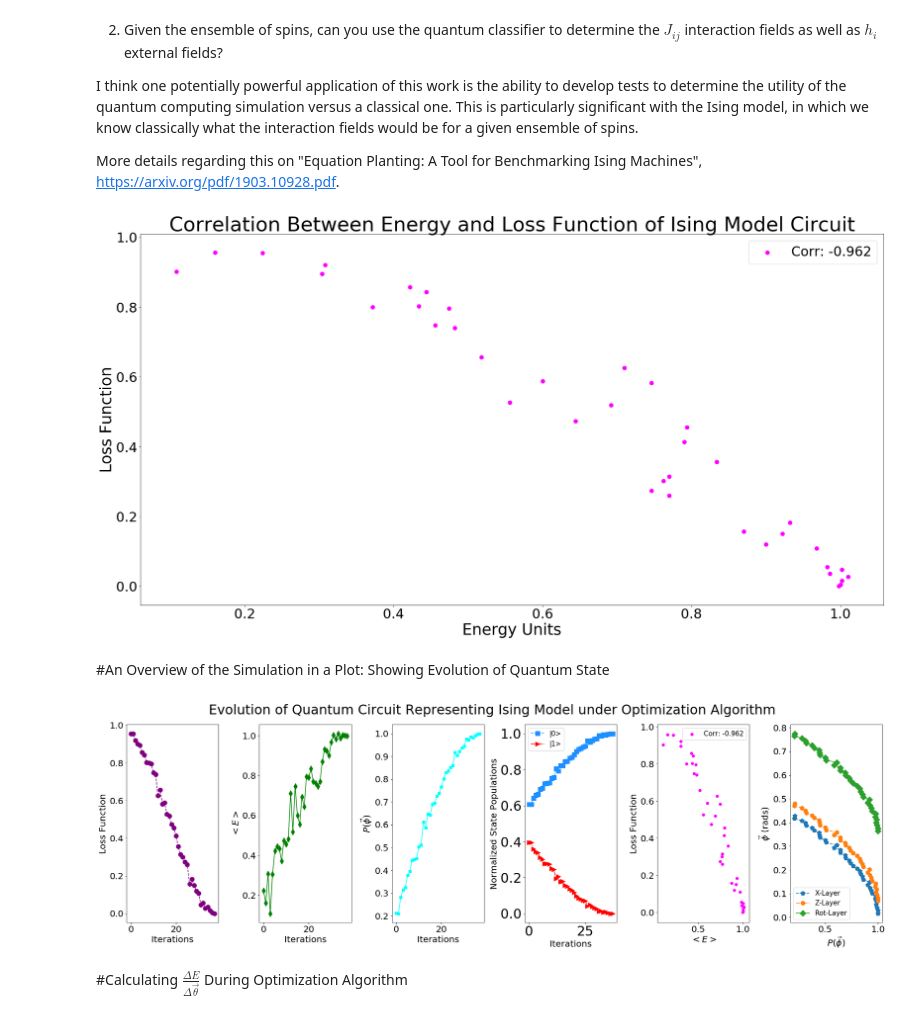
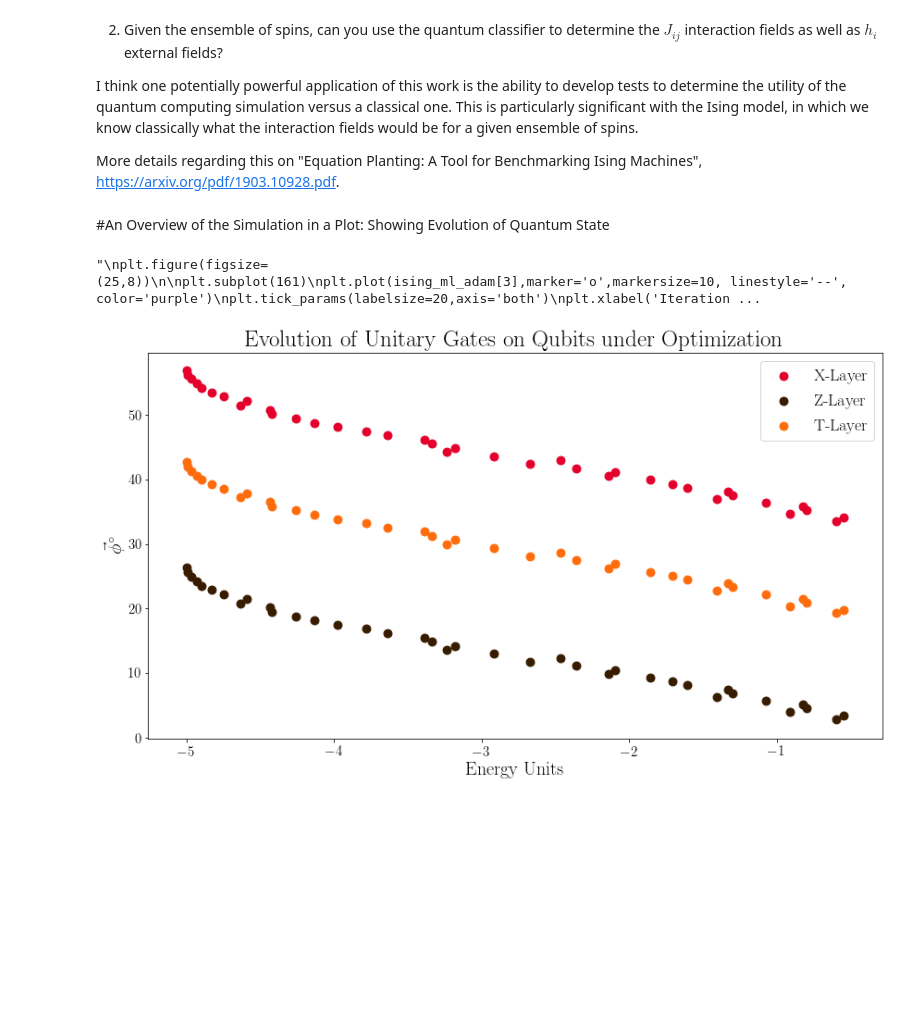
Before and after one commit to enriqueasegura/Quantum-X, a Jupyter notebook: Quantum_X_Write_Up.ipynb, the cells around one changed output. Drawn from its saved outputs; the diff is of its cells as text; code cells hidden in the pictures; blank space fills up the shorter version.

```diff
--- a/Quantum_X_Write_Up.ipynb
+++ b/Quantum_X_Write_Up.ipynb
@@ -1181,7 +1186,6 @@ def Ising_Model_Params_Optimizier_Label(length, h, jr, jc, learning_rate, random
     current_loss_value = 1 - np.square(current_predicted_label_value)
     loss_arr.append(current_loss_value)
     #print('current loss: ', current_loss_value)
-    loss_arr.append(current_loss_value)
 
     current_gradient_value = 2*current_predicted_label_value
     gradient_arr.append(current_gradient_value)
@@ -1250,6 +1254,8 @@ def Ising_Model_Params_Optimizier_Adam(length, h, jr, jc, random_xlayer_param, r
   delta_zlayer= []
   delta_rotlayer = []
 
+  delta_loss = []
+
   status = 'not done'
   count = 1
 
@@ -1266,7 +1272,7 @@ def Ising_Model_Params_Optimizier_Adam(length, h, jr, jc, random_xlayer_param, r
 
   while status == 'not done':
     #get results
-    #print('current count: ', count)
+    print('current count: ', count)
     #print('current weight:', random_t_parameter)
 
     xlayer_arr.append(random_xlayer_param)
@@ -1309,6 +1315,8 @@ def Ising_Model_Params_Optimizier_Adam(length, h, jr, jc, random_xlayer_param, r
     current_loss_value = 1 - np.square(current_predicted_label_value)
     loss_arr.append(current_loss_value)
 
+    print('current loss: ', current_loss_value)
+
     current_gradient_value = 2*current_predicted_label_value
     gradient_arr.append(current_gradient_value)
 
@@ -1325,11 +1333,15 @@ def Ising_Model_Params_Optimizier_Adam(length, h, jr, jc, random_xlayer_param, r
       current_zlayer_val = zlayer_arr[count-1] - zlayer_arr[count-2]
       current_rotlayer_val = rot_11_layer_arr[count-1] - rot_11_layer_arr[count-2]
 
+      current_loss = loss_arr[count-1] - loss_arr[count-2]
+
       delta_energy.append(current_change_energy)
 
       delta_xlayer.append(current_xlayer_val)
       delta_zlayer.append(current_zlayer_val)
       delta_rotlayer.append(current_rotlayer_val)
+
+      delta_loss.append(current_loss)
 
     if count > 5000:
       print('count is way too much!')
@@ -1371,7 +1383,7 @@ def Ising_Model_Params_Optimizier_Adam(length, h, jr, jc, random_xlayer_param, r
 
       count = count +1
 
-  return(xlayer_arr, zlayer_arr, rot_11_layer_arr, loss_arr,gradient_arr, label_arr, energy_arr, zero_state_arr, one_state_arr, optimal_values,delta_energy, delta_xlayer,delta_zlayer,delta_rotlayer )
+  return(xlayer_arr, zlayer_arr, rot_11_layer_arr, loss_arr,gradient_arr, label_arr, energy_arr, zero_state_arr, one_state_arr, optimal_values,delta_energy, delta_xlayer,delta_zlayer,delta_rotlayer,delta_loss)
 # %% [markdown]
 #Let's setup the Ising Model Simulation
 # %%
@@ -1599,30 +1622,35 @@ One of the questions after studying this question is the following: suppose you
 I think one potentially powerful application of this work is the ability to develop tests to determine the utility of the quantum computing simulation versus a classical one. This is particularly significant with the Ising model, in which we know classically what the interaction fields would be for a given ensemble of spins.
 
 More details regarding this on "Equation Planting: A Tool for Benchmarking Ising Machines", https://arxiv.org/pdf/1903.10928.pdf.
-# %%
-energy_study = plt.figure(figsize=(30,15))
-
-coef_results = np.corrcoef(ising_ml_adam[6],ising_ml_adam[3])
-
-#extract the element for cov(Loss, Energy) from the covariance matrix:
-correlation_loss_energy = np.around(coef_results[1][0],3)
-
-plt.scatter(ising_ml_adam[6],ising_ml_adam[3], marker='o', color='magenta', label = 'Corr: '+ str(correlation_loss_energy), s=80)
-plt.tick_params(labelsize=30)
-
-plt.xlabel('Energy Units', fontsize=35)
-plt.ylabel('Loss Function', fontsize=35)
-plt.title('Correlation Between Energy and Loss Function of Ising Model Circuit', fontsize=45)
-plt.legend(loc='best',fontsize=30)
-plt.subplots_adjust(top=.9)
-# %% [output]
-[figure, removed]
 # %% [markdown]
 #An Overview of the Simulation in a Plot: Showing Evolution of Quantum State
 # %%
+#extract the element for cov(Loss, Energy) from the covariance matrix:
+coef_results = np.corrcoef(ising_ml_adam[6],ising_ml_adam[3])
+correlation_loss_energy = np.around(coef_results[1][0],3)
+
+energy_study = plt.figure(figsize=(12,7))
+
 #extract the element for cov(Loss, Energy) from the covariance matrix:
 correlation_loss_energy = np.around(coef_results[1][0],3)
 
+plt.scatter(ising_ml_adam[6],np.rad2deg(ising_ml_adam[0]), marker='o', color='#E4002B',  s=80, label='X-Layer')
+plt.scatter(ising_ml_adam[6],np.rad2deg(ising_ml_adam[1]), marker='o', color='#381C00',  s=80, label='Z-Layer')
+plt.scatter(ising_ml_adam[6],np.rad2deg(ising_ml_adam[2]), marker='o', color='#FF6C0C',  s=80, label='T-Layer')
+
+plt.tick_params(labelsize=15)
+
+plt.xlabel('Energy Units', fontsize=20)
+plt.ylabel(r'$\vec{\phi}^\circ$', fontsize=20)
+
+plt.title('Evolution of Unitary Gates on Qubits under Optimization', fontsize=25)
+
+plt.legend(loc='best',fontsize=18)
+plt.subplots_adjust(top=.9)
+
+plt.tight_layout()
+
+"""
 plt.figure(figsize=(25,8))
 
 plt.subplot(161)
@@ -1647,36 +1675,36 @@ plt.xlabel('Iterations',fontsize=20)
 
 plt.subplot(164)
 plt.tick_params(labelsize=30)
-plt.plot(ising_ml_adam[7], linestyle='--', label='|0>', marker='s', color='dodgerblue',markersize=10)
-plt.plot(ising_ml_adam[8], linestyle='-.', label='|1>', marker='>', color='red',markersize=10)
+plt.plot(ising_ml_adam[7], linestyle='--', label=r'$|0 \rangle$', marker='s', color='dodgerblue',markersize=10)
+plt.plot(ising_ml_adam[8], linestyle='-.', label=r'$|1 \rangle$', marker='>', color='red',markersize=10)
 plt.xlabel('Iterations',fontsize=20)
 plt.ylabel('Normalized State Populations',fontsize=20)
 plt.legend(loc='best',fontsize=15)
 
 plt.subplot(165)
 plt.scatter(ising_ml_adam[6],ising_ml_adam[3],color='magenta',label = 'Corr: '+ str(correlation_loss_energy))
-plt.xlabel(r'$< E >$',fontsize=20)
+plt.xlabel(r'$\langle E \rangle$',fontsize=20)
 plt.ylabel('Loss Function', fontsize=20)
 plt.legend(loc='best',fontsize=15)
 
 
 plt.tick_params(labelsize=20,axis='both')
 
 plt.subplot(166)
 plt.plot(ising_ml_adam[5],ising_ml_adam[0], label='X-Layer',marker='p',markersize=10, linestyle='--')
 plt.plot(ising_ml_adam[5],ising_ml_adam[1], label='Z-Layer',marker='h',markersize=10, linestyle='-.')
 plt.plot(ising_ml_adam[5],ising_ml_adam[2], label = 'Rot-Layer',marker='D',markersize=10, linestyle='-')
 plt.legend(loc='best',fontsize=15)
 
 plt.tick_params(labelsize=20,axis='both')
 plt.ylabel(r'$\vec{\phi}$ (rads)', fontsize=20)
 plt.xlabel(r'$P(\vec{\phi}$)',fontsize=20)
 
 plt.tight_layout()
 
 plt.suptitle('Evolution of Quantum Circuit Representing Ising Model under Optimization Algorithm',fontsize=30)
 plt.subplots_adjust(top=.9)
+"""
 # %% [output]
+"\nplt.figure(figsize=(25,8))\n\nplt.subplot(161)\nplt.plot(ising_ml_adam[3],marker='o',markersize=10, linestyle='--', color='purple')\nplt.tick_params(labelsize=20,axis='both')\nplt.xlabel('Iteration ...
-[figure, old version]
+[figure, new version]
-# %% [markdown]
-#Calculating $\frac{\Delta E}{\Delta \vec{\theta}}$ During Optimization Algorithm
```
Also changed, not shown: parts of 41 cells of this notebook.
